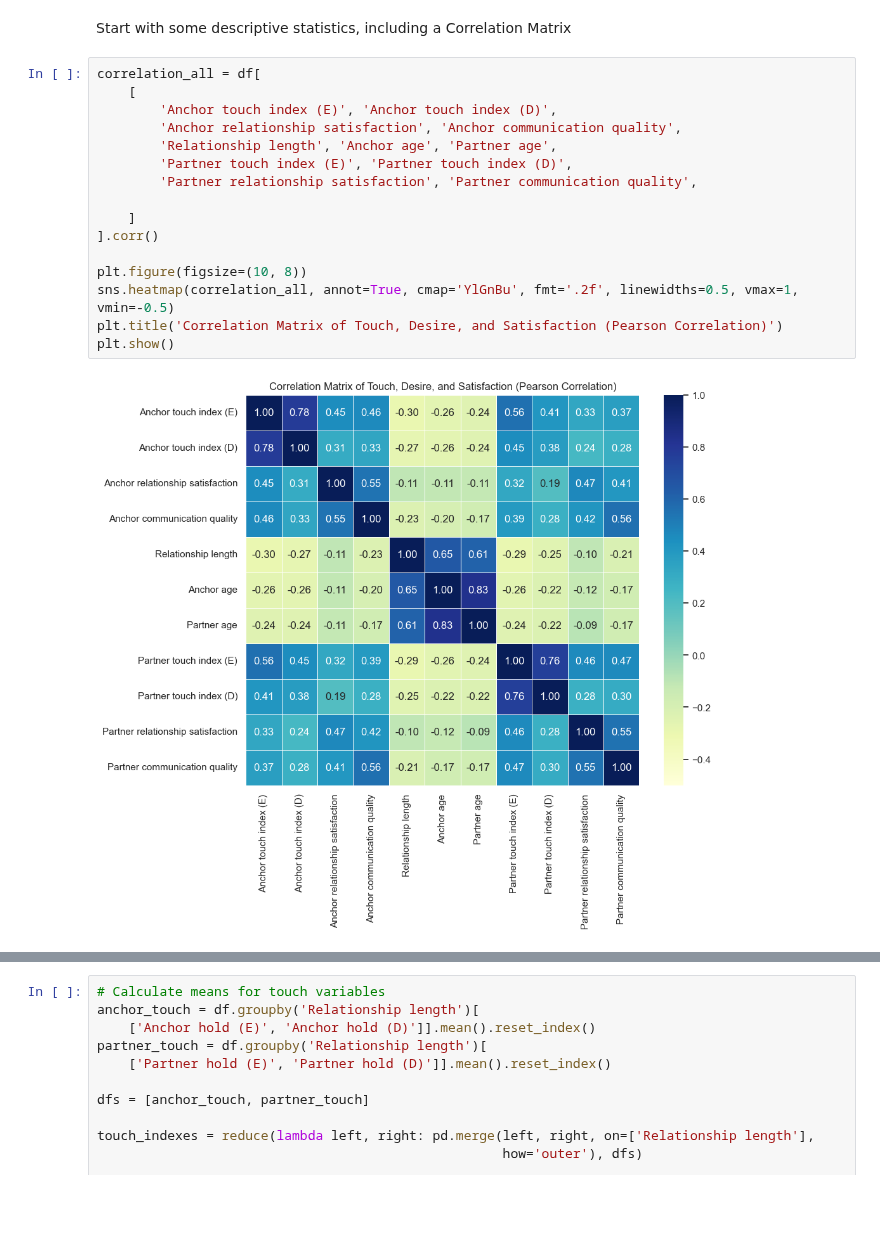
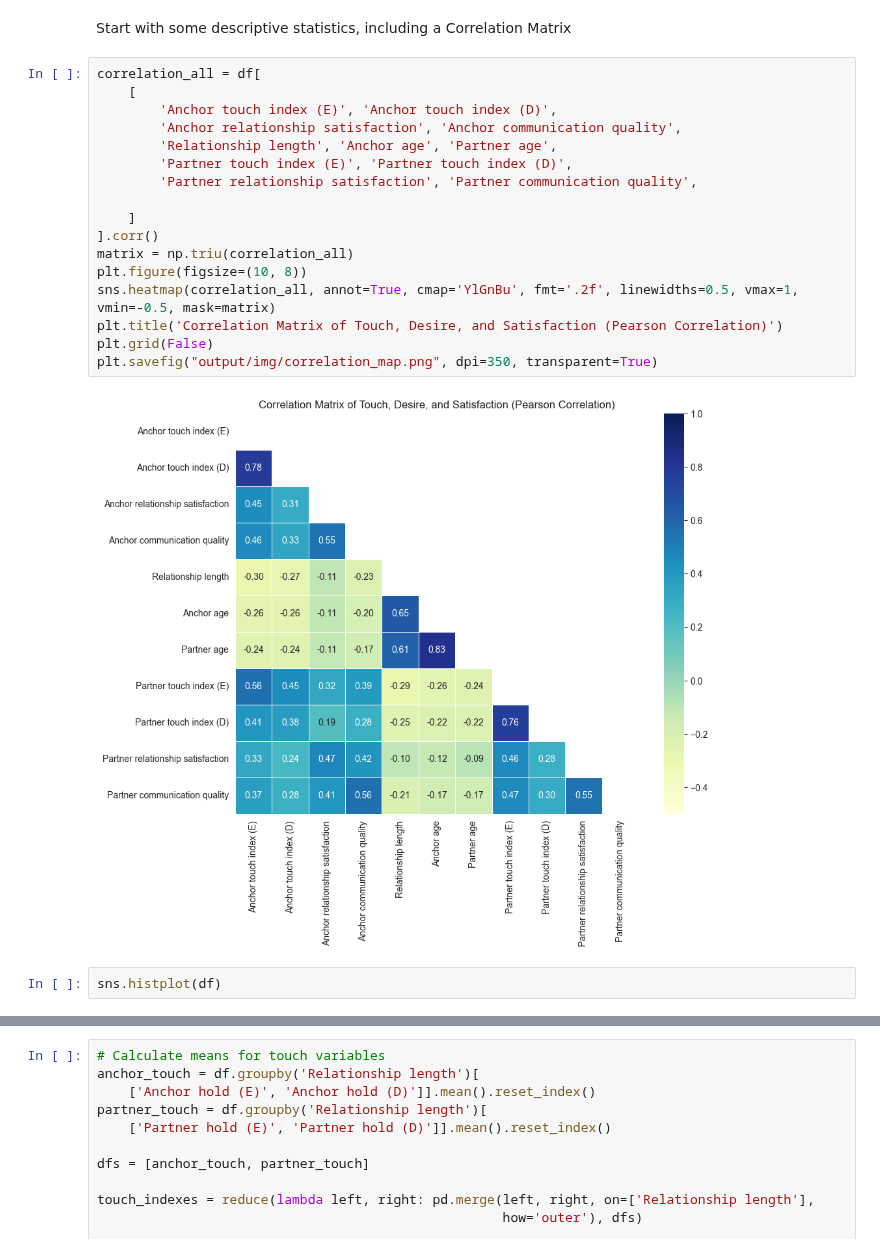
Before and after one commit to EdgardoCS/touchCouples, a Jupyter notebook: descriptive_stats.ipynb, the cells around one changed output, grey strips where cells are left out. Drawn from its saved outputs; the diff is of its cells as text; blank space fills up the shorter version.

Commit message:
New plots

```diff
--- a/descriptive_stats.ipynb
+++ b/descriptive_stats.ipynb
@@ -192,21 +192,24 @@ Start with some descriptive statistics, including a Correlation Matrix
 # %%
 correlation_all = df[
     [
         'Anchor touch index (E)', 'Anchor touch index (D)',
         'Anchor relationship satisfaction', 'Anchor communication quality',
         'Relationship length', 'Anchor age', 'Partner age',
         'Partner touch index (E)', 'Partner touch index (D)',
         'Partner relationship satisfaction', 'Partner communication quality',
 
     ]
 ].corr()
-
+matrix = np.triu(correlation_all)
 plt.figure(figsize=(10, 8))
-sns.heatmap(correlation_all, annot=True, cmap='YlGnBu', fmt='.2f', linewidths=0.5, vmax=1, vmin=-0.5)
+sns.heatmap(correlation_all, annot=True, cmap='YlGnBu', fmt='.2f', linewidths=0.5, vmax=1, vmin=-0.5, mask=matrix)
 plt.title('Correlation Matrix of Touch, Desire, and Satisfaction (Pearson Correlation)')
-plt.show()
+plt.grid(False)
+plt.savefig("output/img/correlation_map.png", dpi=350, transparent=True)
 # %% [output]
-[figure, old version]
+[figure, new version]
+# %%
+sns.histplot(df)
 # %%
 # Calculate means for touch variables
 anchor_touch = df.groupby('Relationship length')[
```
Also changed, not shown: parts of 2 cells of this notebook, 2 other files.
